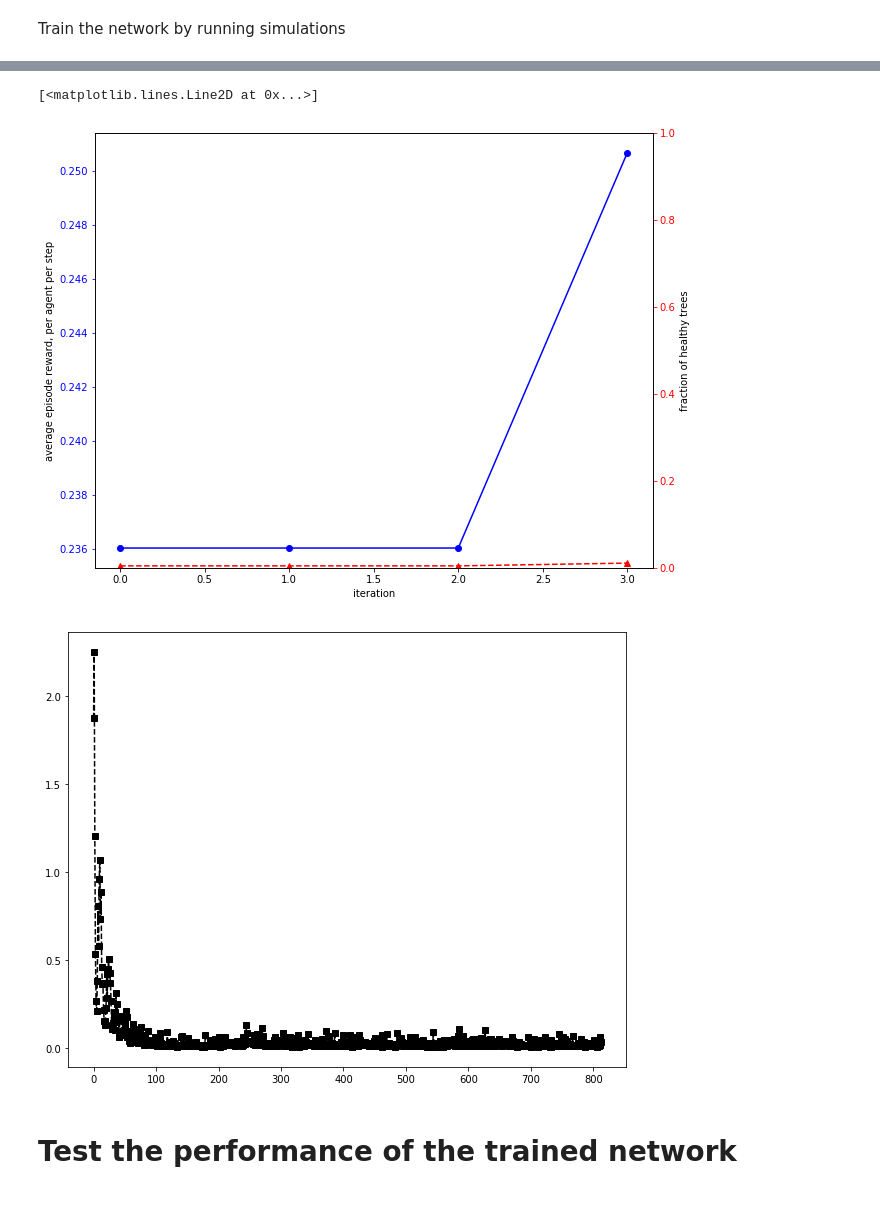
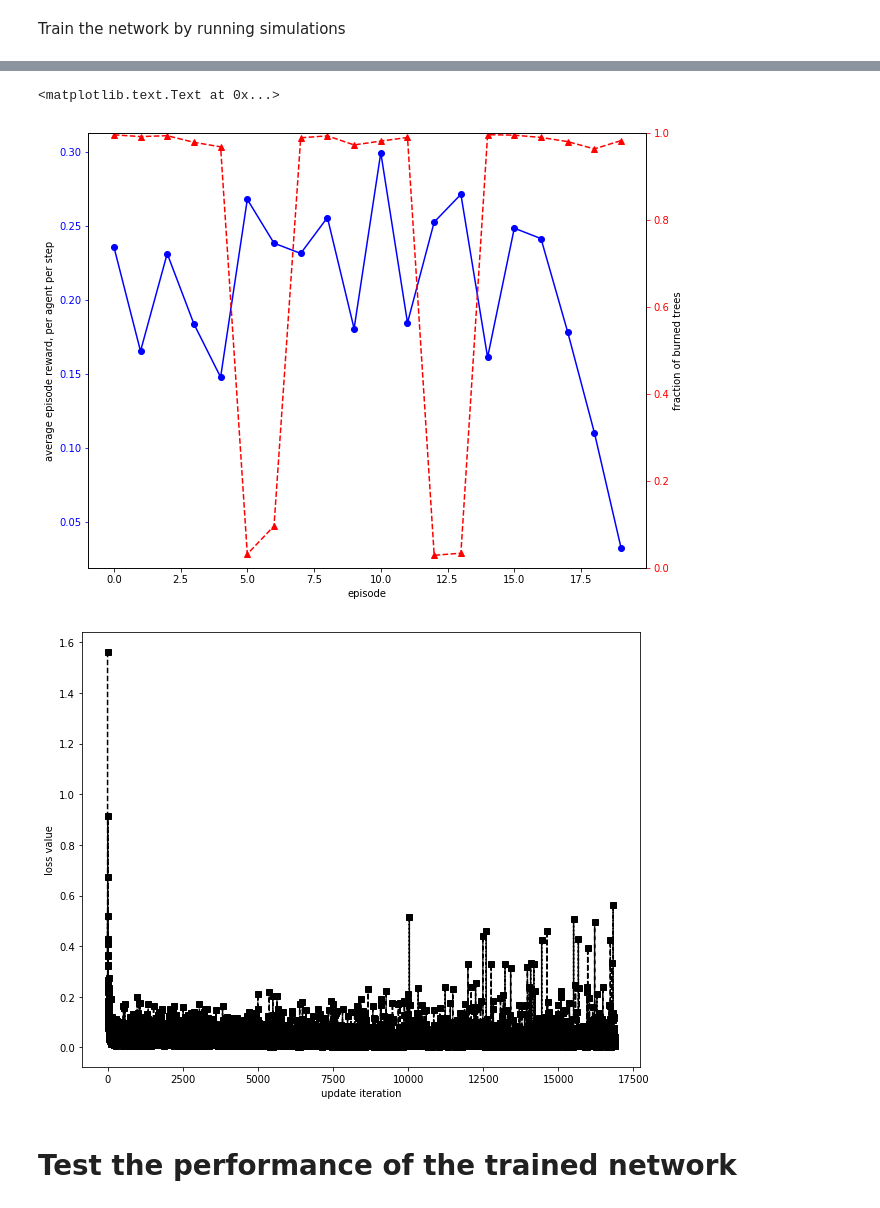
Before and after one commit to rhaksar/ddrl-firefighting, a Jupyter notebook: train-warmstart-PyTorch.ipynb, the cells around one changed output, grey strips where cells are left out. Saved outputs shown, nothing was run; the diff lists cells and outputs as text; code cells hidden in the pictures.

Commit message:
Minor progress in training network to fit to heuristic.

```diff
--- a/train-warmstart-PyTorch.ipynb
+++ b/train-warmstart-PyTorch.ipynb
@@ -488,8 +525,8 @@ for k in range(n):
     agent_sf[k] = False
 
 # run simulation
-#while not sim.end:
-for _ in range(150):
+while not sim.end:
+#for _ in range(150):
     if plotting:
         plt.figure()
         plt.grid()
@@ -725,7 +762,7 @@ perturbs = np.arange(-grid_size//3//2+1,grid_size//3//2+1,1)
 # create network instance
 model = eelfff_net(img_dim=img_dim).type(dtype)
 target = eelfff_net(img_dim=img_dim).type(dtype)
-updt_max = 1000 #500
+updt_max = 5000 #500
 dqn_updt_cntr = 1
 
 # optimizer and its parameters
@@ -745,3 +780,6 @@ seeds = range(1)
+# %%
+num_agents = [2,5,10]
+seeds = range(10,20)
 # %%
 tic = time.clock()
 # run simulator many times
@@ -907,6 +945,7 @@ for i,s in enumerate(seeds):
         # update target network, if appropriate
         if dqn_updt_cntr % updt_max == 0:
             target = copy.deepcopy(model)
+            print('---DEBUG: updated target network')
             dqn_updt_cntr = 1
         else:
             dqn_updt_cntr += 1
@@ -916,8 +955,9 @@ for i,s in enumerate(seeds):
             D = D[len(D)-memory_size:]
 
     avg_rew = ep_rew/(n*sim.iter)
-    frac_burn = sim.stats[0]/np.sum(sim.stats)
-    print("seed %03d - average reward: %0.2f" %(s,avg_rew))
+    frac_burn = sim.stats[2]/np.sum(sim.stats)
+    print("seed %03d - number of agents: %02d" %(s,n))
+    print("           average reward: %0.2f" %(avg_rew))
     print("           episode stats: %s, %f" %(sim.stats,frac_burn))
 
     plot_avg_rew.append(avg_rew)
@@ -932,22 +986,24 @@ seed 000 - average reward: 0.25
 # %%
 fig,ax1 = plt.subplots()
 t = len(plot_avg_rew)
 plt.plot(range(t),plot_avg_rew,'b-o')
-ax1.set_xlabel('iteration')
+ax1.set_xlabel('episode')
 ax1.set_ylabel('average episode reward, per agent per step')
 ax1.tick_params('y', colors='b')
 
 ax2 = ax1.twinx()
 plt.plot(range(t),plot_frac_burn,'r--^')
-ax2.set_ylabel('fraction of healthy trees')
+ax2.set_ylabel('fraction of burned trees')
 ax2.tick_params('y', colors='r')
 ax2.set_ylim([0,1])
 
 fig = plt.figure()
 plt.plot(range(len(plot_loss_hist)), plot_loss_hist, 'k--s')
+plt.xlabel('update iteration')
+plt.ylabel('loss value')
 # %% [output]
-[<matplotlib.lines.Line2D at 0x...>]
+<matplotlib.text.Text at 0x...>
-[figure, old version]
+[figure, new version]
-[figure, old version]
+[figure, new version]
 # %% [markdown]
 # Test the performance of the trained network
```
Also changed, not shown: parts of 12 cells of this notebook.
